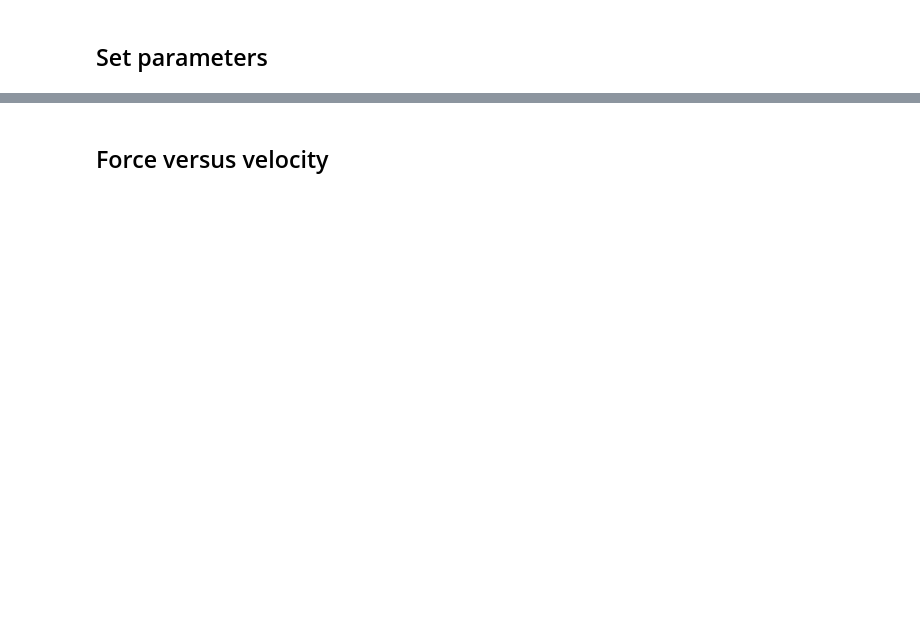
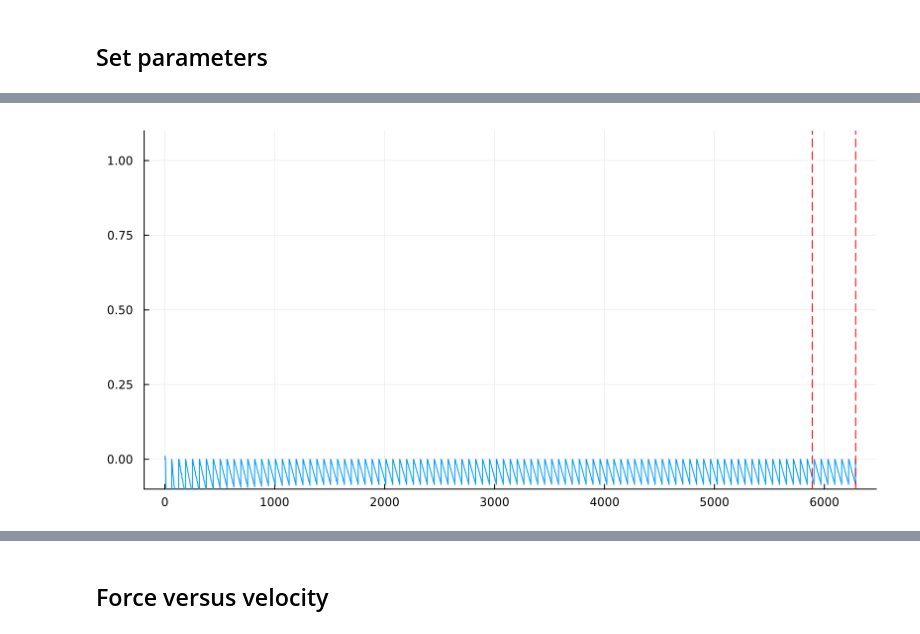
Before and after one commit to munozariasjm/OpticalBlochEquations.jl, a Jupyter notebook: examples/ipynb_sources/BlueMOT_CaOH.ipynb, the cells around one changed output, grey strips where cells are left out. Cells and saved outputs as stored; diff of their text form; code cells hidden in the pictures; blank space fills up the shorter version.

```diff
--- a/examples/ipynb_sources/BlueMOT_CaOH.ipynb
+++ b/examples/ipynb_sources/BlueMOT_CaOH.ipynb
@@ -326,11 +333,11 @@ particle = Particle()
 ρ0[1,1] = 1.0
 
 extra_p = (basis_tdms=basis_tdms, HX=HX, d_ge=d_ge)
-freq_res = 1e-2
+freq_res = 1e-1
 p = obe(ρ0, particle, states, lasers, d, d, true, true, λ, Γ, freq_res, extra_p)
 
 p.r0 = (0.0, 0.0, 0.0) .* 2π
-p.v = (0., 0., +0.5) #./ (Γ / k)
+p.v = (0., 0., 0.3) #./ (Γ / k)
 p.v = round_vel(p.v, p.freq_res)
 ;
 # %%
@@ -357,18 +412,23 @@ sol.t[end], t_end
 # %%
 using Plots
-plot_us = sol.u[1:10:end]
-plot_ts = sol.t[1:10:end]
+plot_us = sol.u#[1:100:end]
+plot_ts = sol.t#[1:100:end]
 
 n_states = size(p.ρ_soa, 1)
 plot(size=(800, 400), ylim=(-0.1, 1.1), legend=nothing)
-for i in 1:n_states
-    state_idx = n_states*(i-1) + i
-    plot!(plot_ts, [real(u[state_idx]) for u in plot_us])
-end
+# for i in 1:n_states
+#     state_idx = n_states*(i-1) + i
+#     plot!(plot_ts, [real(u[state_idx]) for u in plot_us])
+# end
+plot!(plot_ts, [real(u[end]) for u in plot_us])
+# plot!(plot_ts, [real(u[end-1]) for u in plot_us])
+# plot!(plot_ts, [real(u[end-2]) for u in plot_us])
 plot!()
 offset = 0
-vline!([sol.t[end] - p.period - offset, sol.t[end] - offset], color="red", linestyle=:dash)
+vline!([sol.t[end] - (2π)^2 / freq_res - offset, sol.t[end] - offset], color="red", linestyle=:dash)
 # vline!([280, 380], color="red", linestyle=:dash)
+# %% [output]
+[figure, added]
 # %%
 prob.p.force_last_period * (1e-3 * ħ * k * Γ / m)
 # %% [output]
```
Also changed, not shown: parts of 40 cells of this notebook, 4 other files.
